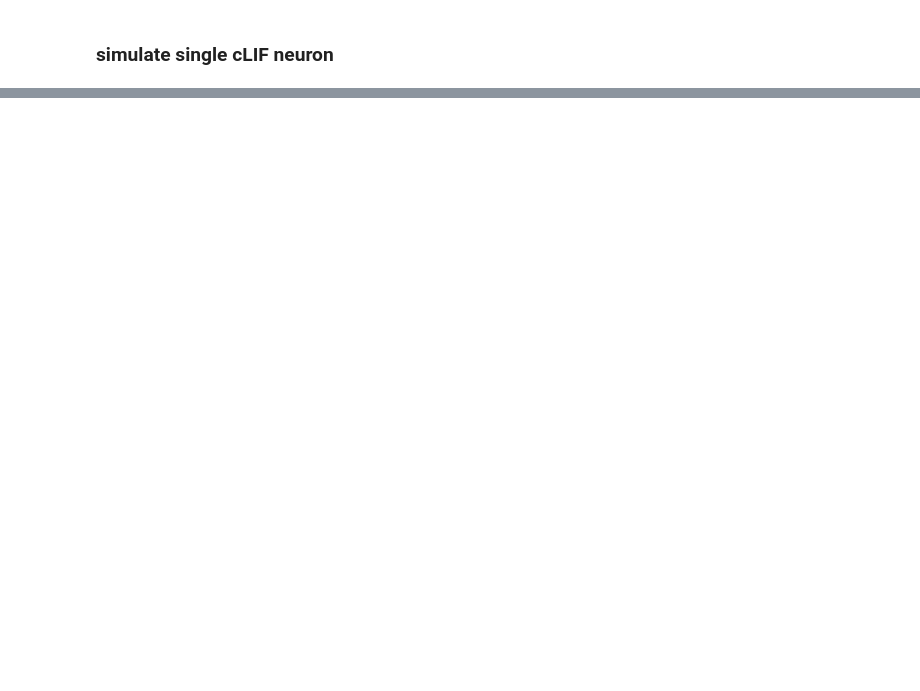
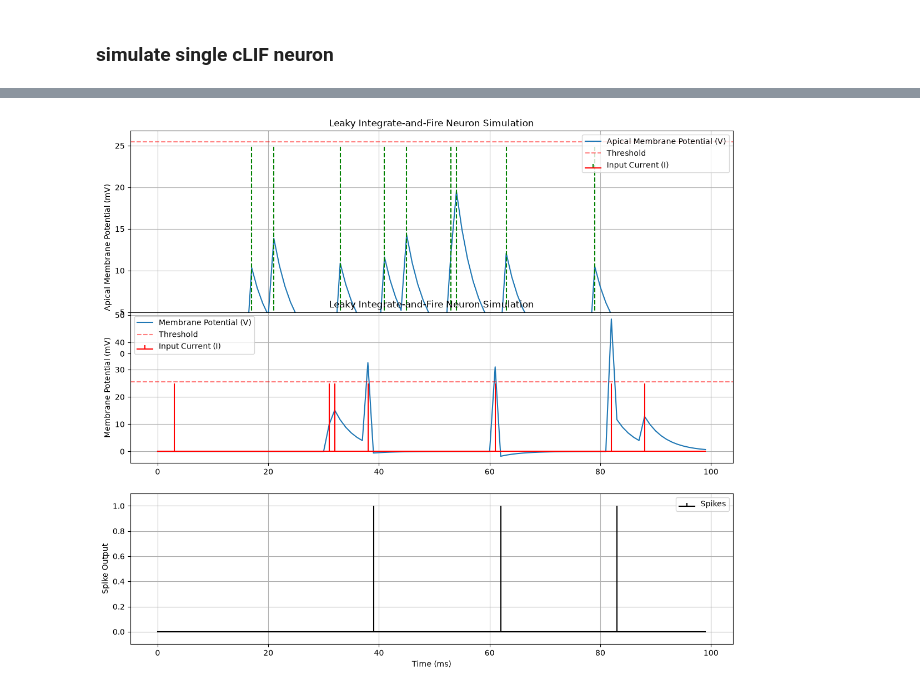
Before and after one commit to NotEnoughSnow/NeuroSandbox, a Jupyter notebook: cSNN/start.ipynb, the cells around one changed output, grey strips where cells are left out. Cells and saved outputs as stored; diff of their text form; code cells hidden in the pictures; blank space fills up the shorter version.

```diff
--- a/cSNN/start.ipynb
+++ b/cSNN/start.ipynb
@@ -47,20 +68,35 @@ R_m = 220e5
 C_m = 170e-12
 tau = R_m*C_m
 
+curr_scalar = 0.000002
+
 alpha = np.exp(-dt/tau)
 beta = np.exp(-dt/tau)
+
+print(alpha)
+print(beta)
 
 time = np.arange(100)
 
 mem = 0
 a_mem = 0
 
-a_curr = np.ones_like(time)
-curr = np.ones_like(time)
+a_curr = generate_rand_spikes(len(time), 0.1)
+curr = generate_rand_spikes(len(time), 0.1)
 
+a_curr = a_curr*curr_scalar
+curr = curr*curr_scalar
+
+mem_arr = []
+a_mem_arr = []
+spk_arr = []
 
 for t in time:
 
     a_mem = apical_comp(a_mem, a_curr[t], alpha, R_m)
 
     spk, mem = mult_cLIF(mem, a_mem, curr[t], beta, R_m, threshold)
+
+    mem_arr.append(mem)
+    a_mem_arr.append(a_mem)
+    spk_arr.append(spk)
@@ -66,0 +121,41 @@ for t in time:
+# %%
+# plot
+plt.figure(figsize=(14, 12))
+
+plt.subplot(2, 1, 1)
+plt.plot(time[:], a_mem_arr, label='Apical Membrane Potential (V)')
+plt.axhline(y=threshold, color='r', linestyle='--', alpha=0.5, label='Threshold')
+plt.title('Leaky Integrate-and-Fire Neuron Simulation')
+plt.ylabel('Apical Membrane Potential (mV)')
+
+
+plt.subplot(2, 1, 1)
+plt.stem(time[:], a_curr*25*1e6/2, linefmt='g--', markerfmt=' ', basefmt='r-', label='Input Current (I)')
+plt.legend()
+plt.grid()
+
+plt.subplot(3, 1, 2)
+plt.plot(time[:], mem_arr, label='Membrane Potential (V)')
+plt.axhline(y=threshold, color='r', linestyle='--', alpha=0.5, label='Threshold')
+plt.title('Leaky Integrate-and-Fire Neuron Simulation')
+plt.ylabel('Membrane Potential (mV)')
+plt.legend()
+
+plt.subplot(3, 1, 2)
+plt.stem(time[:], curr*25*1e6/2, linefmt='r-', markerfmt=' ', basefmt='r-', label='Input Current (I)')
+plt.legend()
+plt.grid()
+
+plt.subplot(3, 1, 3)
+#plt.plot(time[:], spk_rec, 'r', linewidth=2, label='Spikes')
+plt.stem(time[:], spk_arr, linefmt='k-', markerfmt=' ', basefmt='k-', label='Spikes')
+plt.ylabel('Spike Output')
+plt.xlabel('Time (ms)')
+plt.ylim([-0.1, 1.1])
+plt.legend()
+plt.grid()
+
+plt.tight_layout()
+plt.show()
+# %% [output]
+[figure, added]
```
Also changed, not shown: parts of 6 cells of this notebook.
